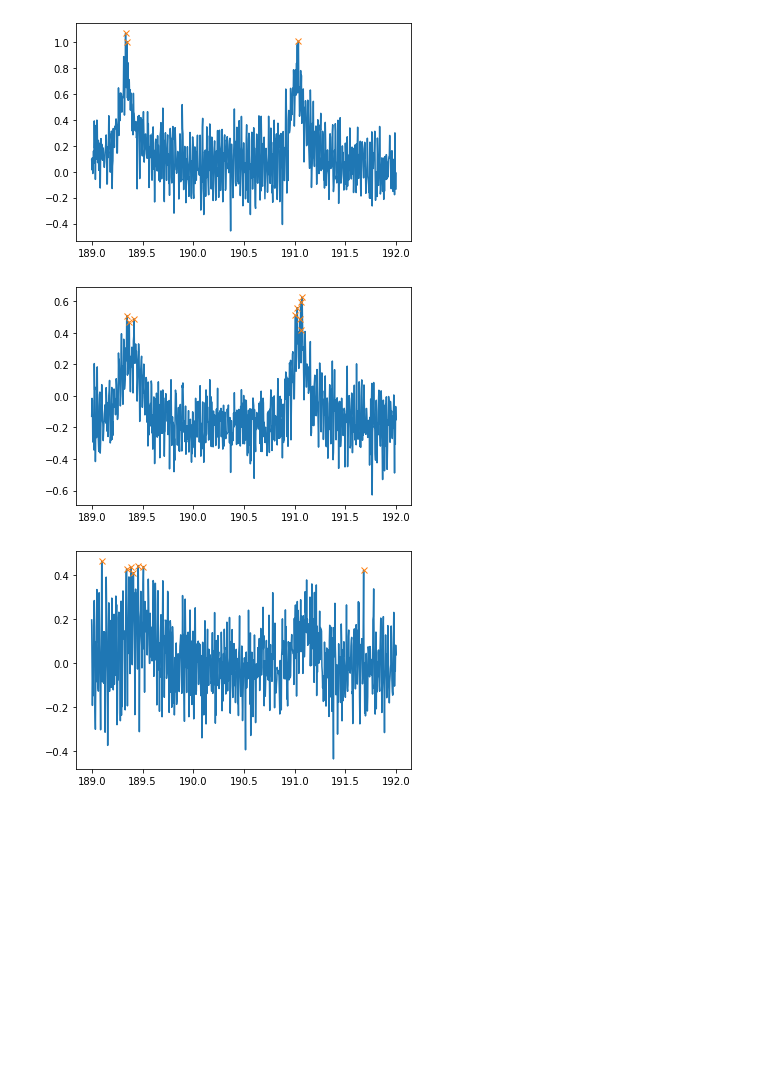
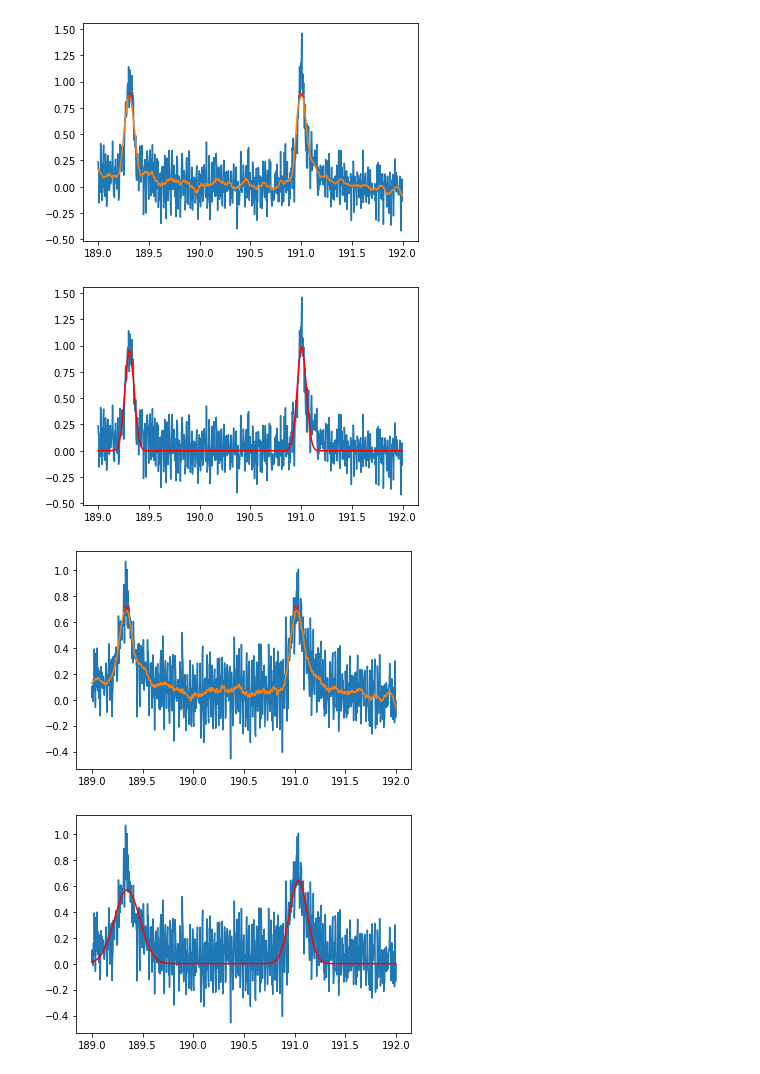
Before and after one commit to JUOM2016/Quick_cal_and_plotting, a Jupyter notebook: absorption_white_light_OD_quick_plot.ipynb, the cells around one changed output. Saved outputs shown, nothing was run; the diff lists cells and outputs as text; code cells hidden in the pictures; blank space fills up the shorter version.

```diff
--- a/absorption_white_light_OD_quick_plot.ipynb
+++ b/absorption_white_light_OD_quick_plot.ipynb
@@ -28,3 +29,6 @@ for index,file in enumerate(file_name):
 
     data[index*2]=read_data[0]
     data[index*2+1]=read_data[1]
+
+    fig,ax=plt.subplots()
+    ax.plot(read_data[0],read_data[1])
@@ -31,5 +42,21 @@ for index,file in enumerate(file_name):
 # %%
-peak_height=[1.25,1.0,1.0,0.41,0.4,0.5]
+prominence_value=[0.5,0.5,0.4,0.1,0.1]
+fitted_data=[]
+fitted_data=pd.DataFrame(fitted_data)
+FWHM_1=np.empty(len(file_name)-1)
+FWHM_2=np.empty(len(file_name)-1)
+f0_1=np.empty(len(file_name)-1)
+f0_2=np.empty(len(file_name)-1)
+#f0_2=[]
+#f0_2=pd.DataFrame(f0_2)
+print(type(f0_2[0]))
+
+def gaussian(x, height, centre, sigma): # Do a Gaussian fitting here of the calculated OD
+    '''Generates Gaussian with given parameters'''
+    return height * np.exp(-(np.power(x - centre, 2) / (2 * sigma ** 2)))
+
+def bi_gaussian(x, height_1, centre_1, sigma_1, height_2, centre_2, sigma_2):
+    return gaussian(x, height_1, centre_1, sigma_1) + gaussian(x, height_2, centre_2, sigma_2)
 
 for index in range(len(file_name)-1):
     freq=data[index*2]
@@ -46,10 +73,58 @@ for index in range(len(file_name)-1):
 
     freq_plot=freq[index_start:index_stop]
     intensity_plot=intensity[index_start:index_stop]
-    peaks,_=find_peaks(intensity_plot,height=peak_height[index])
+
+    intensity_smooth=signal.savgol_filter(intensity_plot,50,3, mode="nearest")
+    peaks,_=signal.find_peaks(intensity_smooth,prominence=prominence_value[index])
+    print(len(peaks))
 
     fig,ax=plt.subplots()
     ax.plot(freq_plot,intensity_plot)
-    ax.plot(freq_plot[peaks], intensity_plot[peaks], "x")
+    ax.plot(freq_plot,intensity_smooth)
+    ax.plot(freq_plot[peaks], intensity_smooth[peaks], "x",color='red')
     fig.patch.set_facecolor('white')
+
+    if len(peaks) == 1:
+        fit_1,success_1=curve_fit(gaussian,freq_plot,intensity_plot,p0=[intensity_plot[peaks[0]],freq_plot[peaks[0]],0.1])
+        freq_0=np.linspace(min(freq_plot),max(freq_plot),300)
+        fit_curve=gaussian(freq_0,fit_1[0],fit_1[1],fit_1[2])
+
+        test=2*np.sqrt(2*np.log(2))*abs(fit_1[2])*1000
+        FWHM_1[index]=2*np.sqrt(2*np.log(2))*abs(fit_1[2])*1000 # Calculated FWHM based on the Gaussian fitting
+        FWHM_2[index]=FWHM_1[index]
+        f0_1[index]=fit_1[1]
+        f0_2=f0_1[index]
+        print(fit_1[1])
+
+        fitted_data[index*2]=pd.DataFrame(freq_0)
+        fitted_data[index*2+1]=pd.DataFrame(fit_curve)
+
+        fig,ax = plt.subplots()
+        ax.plot(freq_plot, intensity_plot)
+        ax.plot(freq_0,fit_curve,color='r')
+
+    elif len(peaks) == 2:
+        fit_2,success_2=curve_fit(bi_gaussian,freq_plot,intensity_plot,p0=[intensity_plot[peaks[0]],freq_plot[peaks[0]],0.1,intensity_plot[peaks[1]],freq_plot[peaks[1]],0.1])
+        freq_0=np.linspace(min(freq_plot),max(freq_plot),300)
+        fit_curve=bi_gaussian(freq_0,fit_2[0],fit_2[1],fit_2[2],fit_2[3],fit_2[4],fit_2[5])
+
+        FWHM_1[index]=2*np.sqrt(2*np.log(2))*abs(fit_2[2])*1000 # Calculated FWHM based on the Gaussian fitting
+        FWHM_2[index]=2*np.sqrt(2*np.log(2))*abs(fit_2[5])*1000 # Calculated FWHM based on the Gaussian fitting
+        f0_1[index] = fit_2[1]
+        #f0_2[index] = fit_2[4]
+        aa=np.float32(fit_2[4])
+        print(fit_2[1])
+        print(aa)
+
+        fitted_data[index*2]=pd.DataFrame(freq_0)
+        fitted_data[index*2+1]=pd.DataFrame(fit_curve)
+
+        fig,ax = plt.subplots()
+        ax.plot(freq_plot, intensity_plot)
+        ax.plot(freq_0,fit_curve,color='r')
+
+    else:
+        print('This program can ONLY fit two Gaussian peaks!')
+
+fitted_data=fitted_data.to_numpy()
 # %% [output]
@@ -58,3 +148,4 @@ for index in range(len(file_name)-1):
-[figure, old version]
+[figure, new version]
-[figure, old version]
+[figure, new version]
-[figure, old version]
+[figure, new version]
+[figure, added]
```
Also changed, not shown: parts of 3 cells of this notebook, 1 other file.
